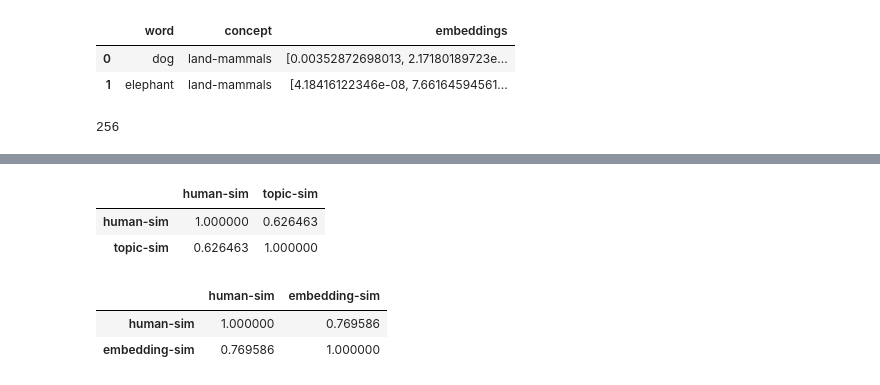
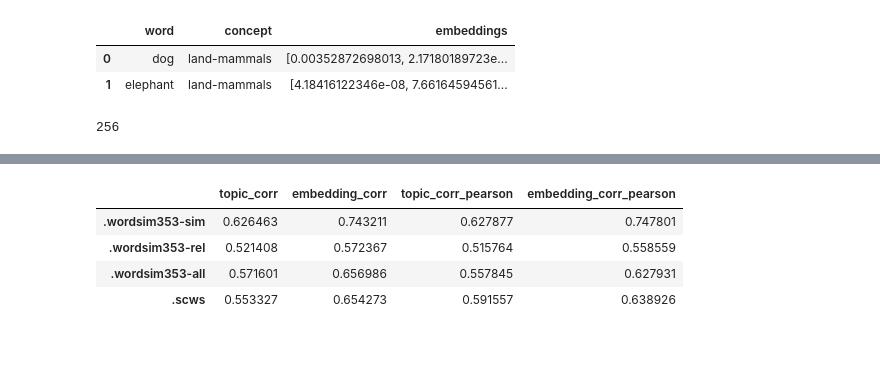
Before and after one commit to knub/master-thesis, a Jupyter notebook: notebooks/Topics.ipynb, the cells around one changed output, grey strips where cells are left out. Saved outputs shown, nothing was run; the diff lists cells and outputs as text; code cells hidden in the pictures; blank space fills up the shorter version.

Commit message:
Notebook: Word similarity

```diff
--- a/notebooks/Topics.ipynb
+++ b/notebooks/Topics.ipynb
@@ -109,8 +109,8 @@ df_tc_results.sort_values(by="Analogy_Reasoning", ascending=False)
 SKIP_GRAM_VECTOR_FILE = "/home/knub/Repositories/master-thesis/models/word-embeddings/embedding.model.skip-gram"
 WORD2VEC_VECTOR_FILE = "/home/knub/Repositories/master-thesis/models/word-embeddings/GoogleNews-vectors-negative300.bin"
 
-#vectors = gensim.models.Word2Vec.load_word2vec_format(SKIP_GRAM_VECTOR_FILE, binary=True)
-vectors = gensim.models.Word2Vec.load_word2vec_format(WORD2VEC_VECTOR_FILE, binary=True)b
+vectors = gensim.models.Word2Vec.load_word2vec_format(SKIP_GRAM_VECTOR_FILE, binary=True)
+#vectors = gensim.models.Word2Vec.load_word2vec_format(WORD2VEC_VECTOR_FILE, binary=True)b
 # %% [markdown]
 ## Topic Probs
 # %%
@@ -498,12 +467,33 @@ df_wordsim353.head()
-# %%
-df_wordsim353[["human-sim", "topic-sim"]].corr("spearman")
-# %% [output]
-|  | human-sim | topic-sim |
-| human-sim | 1.000000 | 0.626463 |
-| topic-sim | 0.626463 | 1.000000 |
-# %%
-df_wordsim353[["human-sim", "embedding-sim"]].corr("spearman")
-# %% [output]
-|  | human-sim | embedding-sim |
-| human-sim | 1.000000 | 0.769586 |
-| embedding-sim | 0.769586 | 1.000000 |
+# %%
+def word_similarity(f):
+    try:
+        df_sim = pnd.read_csv(MODEL + f, sep="\t")
+        df_sim["embedding-sim"] = df_sim[["word1", "word2"]].apply(
+            lambda x: get_similarity(x["word1"], x["word2"], vectors), axis=1)
+        df_sim["comb-sim"] = df_sim[["topic-sim", "embedding-sim"]].apply(
+            lambda x: (5 * x["embedding-sim"] + x["topic-sim"]) / 6,
+            axis=1)
+
+        topic_corr     = df_sim[["human-sim", "topic-sim"]].corr("spearman").ix[0,1]
+        embedding_corr = df_sim[["human-sim", "embedding-sim"]].corr("spearman").ix[0, 1]
+
+        topic_corr_pearson  = df_sim[["human-sim", "topic-sim"]].corr("pearson").ix[0,1]
+        embedding_corr_pearson = df_sim[["human-sim", "embedding-sim"]].corr("pearson").ix[0, 1]
+
+        comb_corr      = df_sim[["human-sim", "comb-sim"]].corr("spearman").ix[0, 1]
+        return pnd.DataFrame([[topic_corr, embedding_corr, topic_corr_pearson, embedding_corr_pearson]],
+                             columns=["topic_corr", "embedding_corr", "topic_corr_pearson", "embedding_corr_pearson"],
+                             index=[f])
+    except:
+        return None
+
+pnd.concat([word_similarity(".wordsim353-sim"),
+            word_similarity(".wordsim353-rel"),
+            word_similarity(".wordsim353-all"),
+            word_similarity(".scws"),])
+# %% [output]
+|  | topic_corr | embedding_corr | topic_corr_pearson | embedding_corr_pearson |
+| .wordsim353-sim | 0.626463 | 0.743211 | 0.627877 | 0.747801 |
+| .wordsim353-rel | 0.521408 | 0.572367 | 0.515764 | 0.558559 |
+| .wordsim353-all | 0.571601 | 0.656986 | 0.557845 | 0.627931 |
+| .scws | 0.553327 | 0.654273 | 0.591557 | 0.638926 |
```
Also changed, not shown: parts of 6 cells of this notebook.
